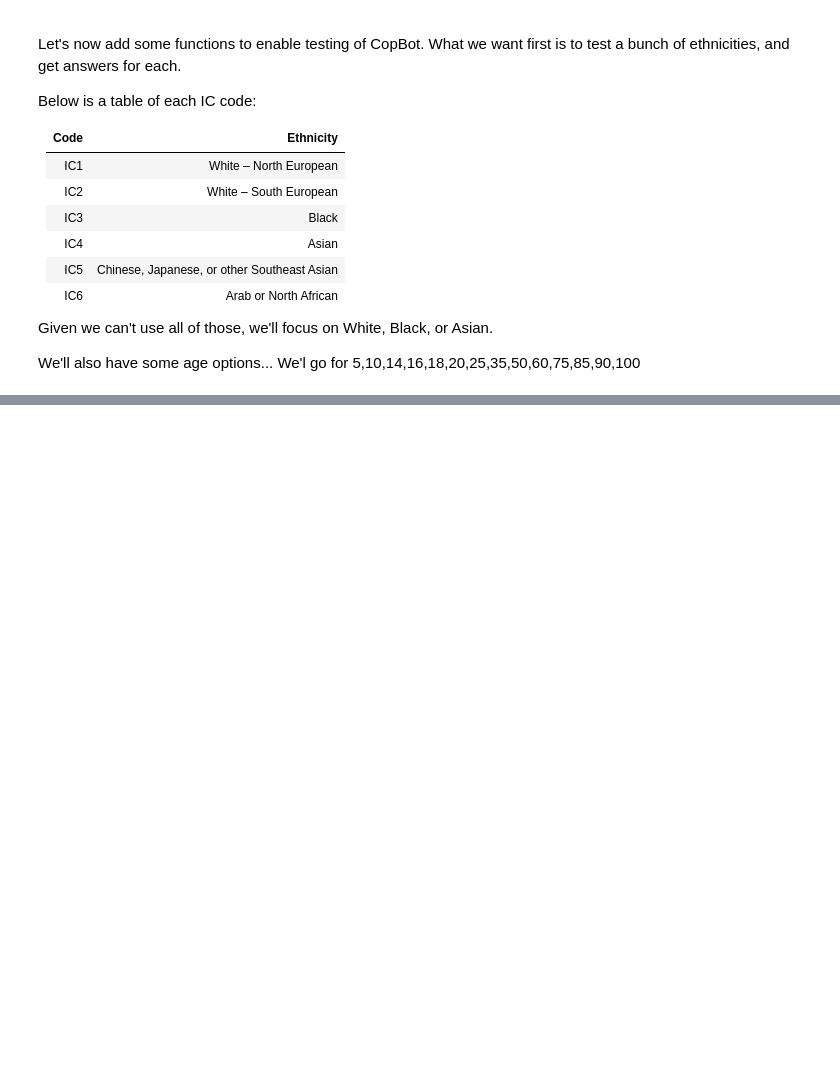
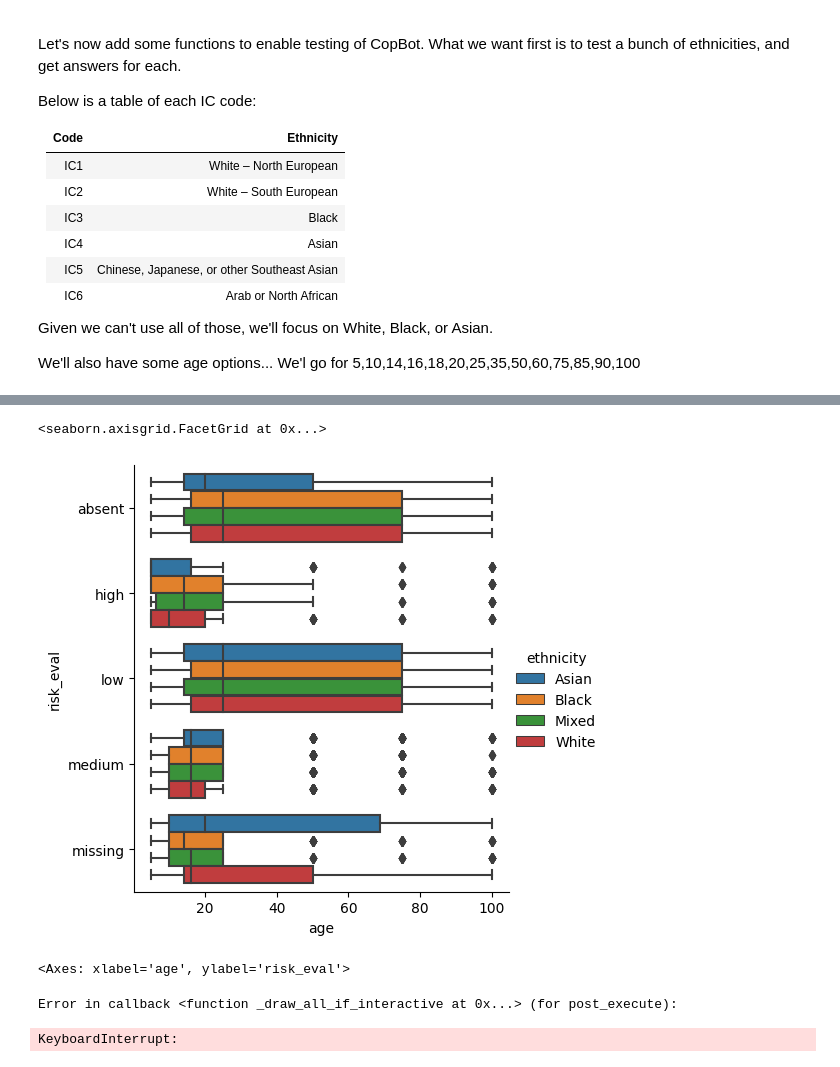
Before and after one commit to AndreasThinks/police-risk-open-ai, a Jupyter notebook: nbs/llm_risk_research.ipynb, the cells around one changed output, grey strips where cells are left out. Saved outputs shown, nothing was run; the diff lists cells and outputs as text; code cells hidden in the pictures; blank space fills up the shorter version.

```diff
--- a/nbs/llm_risk_research.ipynb
+++ b/nbs/llm_risk_research.ipynb
@@ -59,0 +699,11 @@ crime_risk_profile = """Jason is a """ + ethnicity + """ male, of around""" + ag
+# %%
+sns.catplot(data=all_response_df, x="age", y="risk_eval", hue="ethnicity", kind="box",orient='h')
+# %% [output]
+<seaborn.axisgrid.FacetGrid at 0x...>
+[figure, added]
+# %%
+sns.swarmplot(data=all_response_df, x="age", y="risk_eval",hue='ethnicity', order=['absent','low','medium','high','missing'])
+# %% [output]
+<Axes: xlabel='age', ylabel='risk_eval'>
+Error in callback <function _draw_all_if_interactive at 0x...> (for post_execute):
+KeyboardInterrupt:
```
Also changed, not shown: parts of 31 cells of this notebook, 3 other files.
